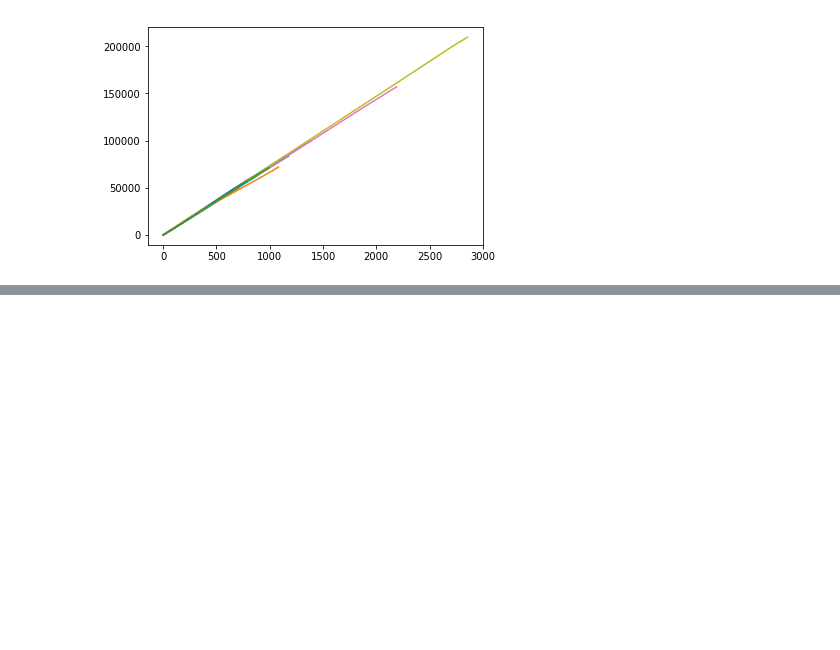
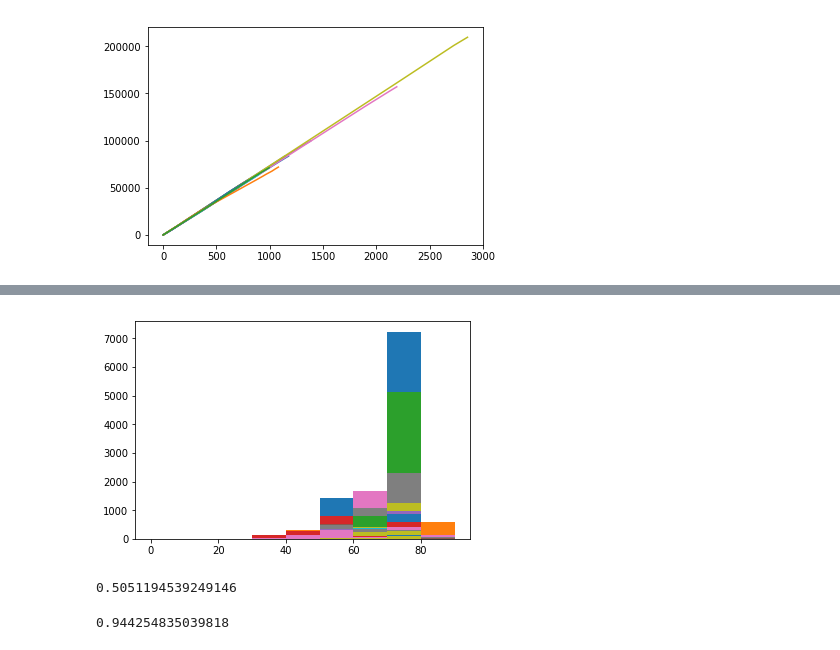
Before and after one commit to TreeinRandomForest/SummitDemo, a Jupyter notebook: Exploratory Analysis of UCI Accelerometer Data.ipynb, the cells around one changed output, grey strips where cells are left out. Saved outputs shown, nothing was run; the diff lists cells and outputs as text; code cells hidden in the pictures; blank space fills up the shorter version.

```diff
--- a/Exploratory Analysis of UCI Accelerometer Data.ipynb
+++ b/Exploratory Analysis of UCI Accelerometer Data.ipynb
@@ -138,0 +196,12 @@ for elem in data_pos_vel['Use_telephone']:
+# %%
+bins = np.arange(0,100,10)
+
+df = []
+labels = []
+
+for k in data_ts: #slow, should parallelize
+    for elem in data_ts[k]:
+        df.append(featurize_stats(elem, bins))
+        labels.append(k)
+# %% [output]
+[figure, added]
@@ -138,0 +212,22 @@ for elem in data_pos_vel['Use_telephone']:
+# %%
+#dirty, sloppy model - no preprocessing, no train/test etc.
+model = LogisticRegression()
+model.fit(df.drop('label', axis=1), df['label'])
+
+pred = model.predict(df.drop('label', axis=1))
+labels = df['label']
+
+print(np.sum(pred==labels) / len(pred)) #chosen at random, accuracy should be ~1/n_classes = 1/20 = 5%
+# %% [output]
+0.5051194539249146
+# %%
+model = RandomForestClassifier()
+
+model.fit(df.drop('label', axis=1), df['label'])
+
+pred = model.predict(df.drop('label', axis=1))
+labels = df['label']
+
+print(np.sum(pred==labels) / len(pred)) #chosen at random, accuracy should be ~1/n_classes = 1/20 = 5%
+# %% [output]
+0.944254835039818
```
Also changed, not shown: parts of 19 cells of this notebook.
